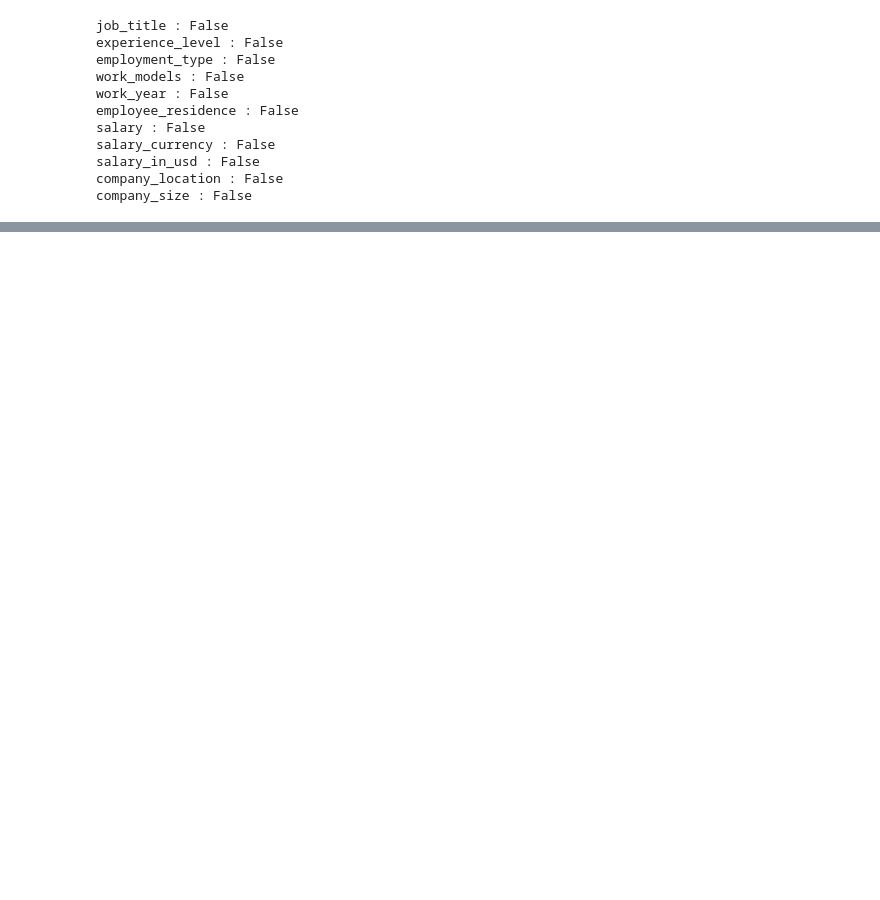
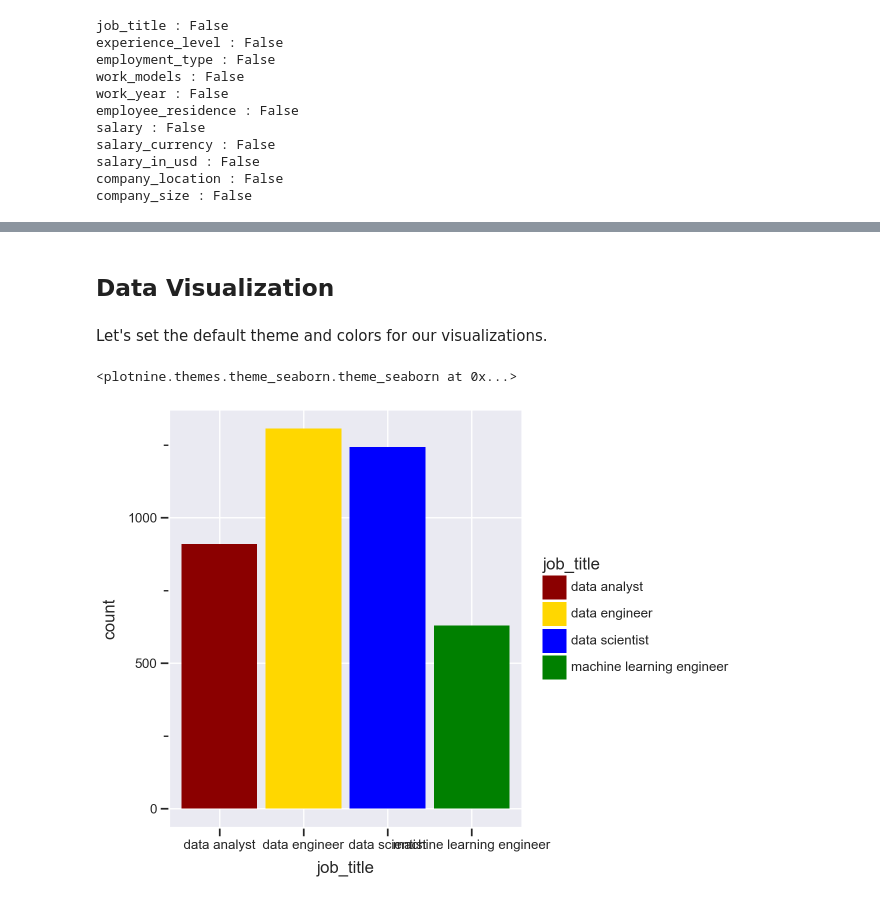
Before and after one commit to MarcoGennaro01/Data_Science_Jobs_-2020-2024-Data_Visualization, a Jupyter notebook: main.ipynb, the cells around one changed output, grey strips where cells are left out. Saved outputs shown, nothing was run; the diff lists cells and outputs as text; code cells hidden in the pictures; blank space fills up the shorter version.

Commit message:
added text and bar plot of job titles

```diff
--- a/main.ipynb
+++ b/main.ipynb
@@ -130,0 +136,8 @@ company_size : False
+# %%
+data["job_title"] = Categorical(data["job_title"])
+data["experience_level"] = Categorical(data["experience_level"])
+data["employment_type"] = Categorical(data["employment_type"])
+data["work_models"] = Categorical(data["work_models"])
+data["data_size"] = Categorical(data["work_models"])
+
+data.dtypes
@@ -130,0 +158,17 @@ company_size : False
+# %% [markdown]
+## Data Visualization
+# %% [markdown]
+Let's set the default theme and colors for our visualizations.
+# %%
+cols = ["darkred", "gold", "blue", "green"]
+theme_set(theme_seaborn())
+# %% [output]
+<plotnine.themes.theme_seaborn.theme_seaborn at 0x...>
+# %%
+(
+    ggplot(data,aes(x = "job_title", fill ="job_title"))
+    + geom_bar()
+    + scale_fill_manual(cols)
+)
+# %% [output]
+[figure, added]
```
Also changed, not shown: parts of 22 cells of this notebook, 1 other file.
